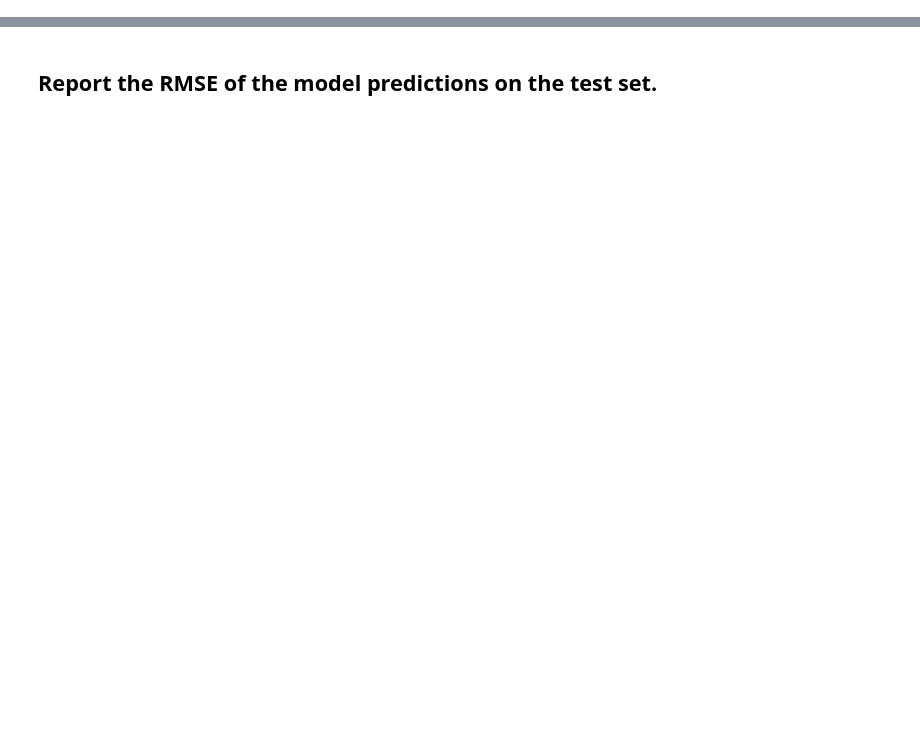
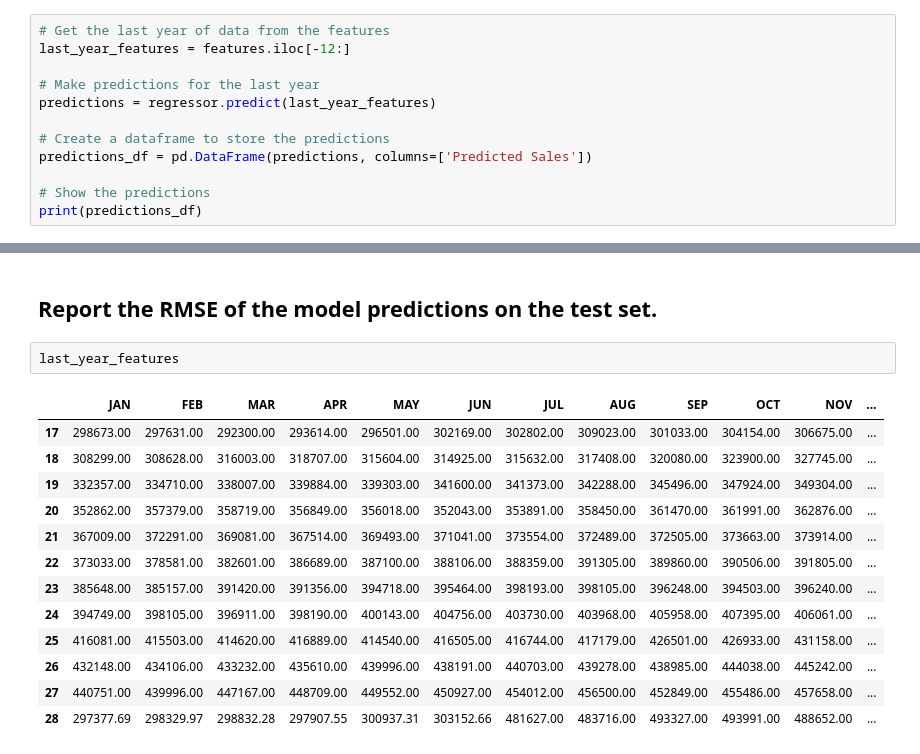
Before and after one commit to joshgreenert/Python-Projects, a Jupyter notebook: Predictive Analytics/Week_8/Assignment_8_JGreenert.ipynb, the cells around one changed output, grey strips where cells are left out. Saved outputs shown, nothing was run; the diff lists cells and outputs as text; blank space fills up the shorter version.

```diff
--- a/Predictive Analytics/Week_8/Assignment_8_JGreenert.ipynb
+++ b/Predictive Analytics/Week_8/Assignment_8_JGreenert.ipynb
@@ -93,2 +107,14 @@ trainData.tail(5)
 # %% [markdown]
 ## Use the model to predict the monthly retail sales on the last year of data.
+# %%
+# Get the last year of data from the features
+last_year_features = features.iloc[-12:]
+
+# Make predictions for the last year
+predictions = regressor.predict(last_year_features)
+
+# Create a dataframe to store the predictions
+predictions_df = pd.DataFrame(predictions, columns=['Predicted Sales'])
+
+# Show the predictions
+print(predictions_df)
@@ -95,2 +135,18 @@ trainData.tail(5)
 # %% [markdown]
 ## Report the RMSE of the model predictions on the test set.
+# %%
+last_year_features
+# %% [output]
+|  | JAN | FEB | MAR | APR | MAY | JUN | JUL | AUG | SEP | OCT | NOV | ... |
+| 17 | 298673.00 | 297631.00 | 292300.00 | 293614.00 | 296501.00 | 302169.00 | 302802.00 | 309023.00 | 301033.00 | 304154.00 | 306675.00 | ... |
+| 18 | 308299.00 | 308628.00 | 316003.00 | 318707.00 | 315604.00 | 314925.00 | 315632.00 | 317408.00 | 320080.00 | 323900.00 | 327745.00 | ... |
+| 19 | 332357.00 | 334710.00 | 338007.00 | 339884.00 | 339303.00 | 341600.00 | 341373.00 | 342288.00 | 345496.00 | 347924.00 | 349304.00 | ... |
+| 20 | 352862.00 | 357379.00 | 358719.00 | 356849.00 | 356018.00 | 352043.00 | 353891.00 | 358450.00 | 361470.00 | 361991.00 | 362876.00 | ... |
+| 21 | 367009.00 | 372291.00 | 369081.00 | 367514.00 | 369493.00 | 371041.00 | 373554.00 | 372489.00 | 372505.00 | 373663.00 | 373914.00 | ... |
+| 22 | 373033.00 | 378581.00 | 382601.00 | 386689.00 | 387100.00 | 388106.00 | 388359.00 | 391305.00 | 389860.00 | 390506.00 | 391805.00 | ... |
+| 23 | 385648.00 | 385157.00 | 391420.00 | 391356.00 | 394718.00 | 395464.00 | 398193.00 | 398105.00 | 396248.00 | 394503.00 | 396240.00 | ... |
+| 24 | 394749.00 | 398105.00 | 396911.00 | 398190.00 | 400143.00 | 404756.00 | 403730.00 | 403968.00 | 405958.00 | 407395.00 | 406061.00 | ... |
+| 25 | 416081.00 | 415503.00 | 414620.00 | 416889.00 | 414540.00 | 416505.00 | 416744.00 | 417179.00 | 426501.00 | 426933.00 | 431158.00 | ... |
+| 26 | 432148.00 | 434106.00 | 433232.00 | 435610.00 | 439996.00 | 438191.00 | 440703.00 | 439278.00 | 438985.00 | 444038.00 | 445242.00 | ... |
+| 27 | 440751.00 | 439996.00 | 447167.00 | 448709.00 | 449552.00 | 450927.00 | 454012.00 | 456500.00 | 452849.00 | 455486.00 | 457658.00 | ... |
+| 28 | 297377.69 | 298329.97 | 298832.28 | 297907.55 | 300937.31 | 303152.66 | 481627.00 | 483716.00 | 493327.00 | 493991.00 | 488652.00 | ... |
```
Also changed, not shown: parts of 5 cells of this notebook.
